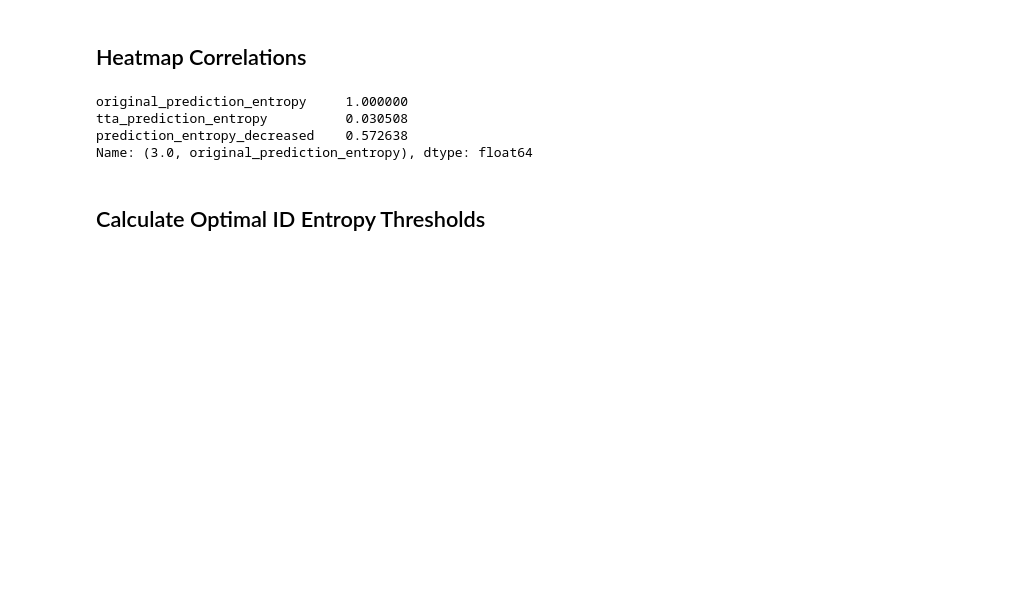
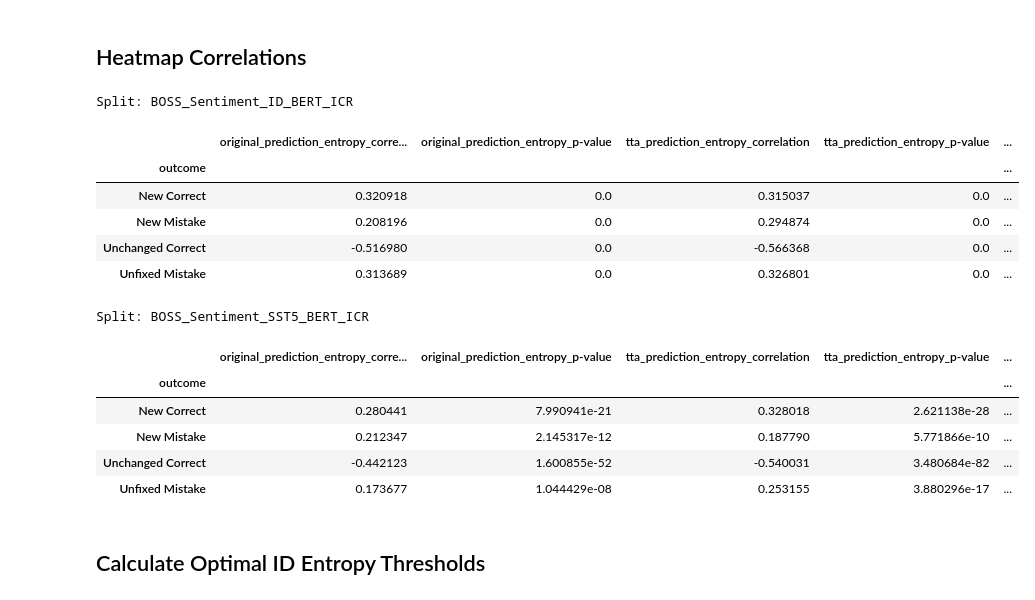
Before and after one commit to Kyle1668/LLM-TTA, a Jupyter notebook: notebooks/method_analysis_paper.ipynb, the cells around one changed output. Drawn from its saved outputs; the diff is of its cells as text; code cells hidden in the pictures; blank space fills up the shorter version.

```diff
--- a/notebooks/method_analysis_paper.ipynb
+++ b/notebooks/method_analysis_paper.ipynb
@@ -118,37 +186,63 @@ fig.savefig("../datasets/analysis/figures/corruptions_corrections_histograms.png
 # %%
 # API - https://docs.scipy.org/doc/scipy/reference/generated/scipy.stats.pearsonr.html
 from scipy.stats import pearsonr as pearson_correlation
 
 # API - https://docs.scipy.org/doc/scipy/reference/generated/scipy.stats.spearmanr.html
 from scipy.stats import spearmanr as spearman_correlation
 
+from scipy.stats import pointbiserialr
+
 # Paper - https://arxiv.org/abs/1909.10140
 # API - https://swarnakumar.github.io/xicorpy/xi/
 # from xicorpy import compute_xi_correlation as xi_correlation
+
+from sklearn import preprocessing
 
 conditional_test_outputs = dict()
 
 outcome_map = {
         "New Correct": 3,
         "New Mistake": 2,
         "Unchanged Correct": 1,
         "Unfixed Mistake": 0,
         "NA": None
     }
-boss_sentiment_id = inference_logs["BOSS_Sentiment_SST5_BERT_ICR"].to_pandas()
-boss_sentiment_id["outcome"] = boss_sentiment_id["outcome"].apply(lambda o: outcome_map[o])
-correlation_frame = None
+reverse_outcome_map = {v: k for k, v in outcome_map.items()}
 
-correlaiton_columns = ["outcome", "original_prediction_entropy", "tta_prediction_entropy", "prediction_entropy_decreased"]
-boss_sentiment_id[correlaiton_columns].groupby("outcome").corr(method="pearson", numeric_only=True)
+for split in ["BOSS_Sentiment_ID_BERT_ICR", "BOSS_Sentiment_SST5_BERT_ICR"]:
+    correlation_records = []
 
-# get the correlation of the original prediction entropy and the outcome
-boss_sentiment_id[correlaiton_columns].groupby("outcome").corr(method="pearson", numeric_only=True).loc[3, "original_prediction_entropy"]
+    for outcome in outcome_map.values():
+        if outcome is None:
+            continue
+        for correlation_metric in ["original_prediction_entropy", "tta_prediction_entropy", "prediction_entropy_decrease"]:
+            study_frame = inference_logs[split].to_pandas()
+            study_frame["outcome"] = study_frame["outcome"].apply(lambda o: int(outcome_map[o] == outcome))
+            study_frame.dropna(inplace=True)
+            correlation_results = pointbiserialr(study_frame[correlation_metric], study_frame["outcome"])
+            correlation_records.append({
+                "outcome": reverse_outcome_map[outcome],
+                f"{correlation_metric}_correlation": correlation_results[0],
+                f"{correlation_metric}_p-value": correlation_results[1],
+            })
+
+    print(f"Split: {split}")
+    display(pd.DataFrame(correlation_records).groupby("outcome").mean())
 # %% [output]
-original_prediction_entropy     1.000000
-tta_prediction_entropy          0.030508
-prediction_entropy_decreased    0.572638
-Name: (3.0, original_prediction_entropy), dtype: float64
+Split: BOSS_Sentiment_ID_BERT_ICR
+|  | original_prediction_entropy_corre... | original_prediction_entropy_p-value | tta_prediction_entropy_correlation | tta_prediction_entropy_p-value | ... |
+| outcome |  |  |  |  | ... |
+| New Correct | 0.320918 | 0.0 | 0.315037 | 0.0 | ... |
+| New Mistake | 0.208196 | 0.0 | 0.294874 | 0.0 | ... |
+| Unchanged Correct | -0.516980 | 0.0 | -0.566368 | 0.0 | ... |
+| Unfixed Mistake | 0.313689 | 0.0 | 0.326801 | 0.0 | ... |
+Split: BOSS_Sentiment_SST5_BERT_ICR
+|  | original_prediction_entropy_corre... | original_prediction_entropy_p-value | tta_prediction_entropy_correlation | tta_prediction_entropy_p-value | ... |
+| outcome |  |  |  |  | ... |
+| New Correct | 0.280441 | 7.990941e-21 | 0.328018 | 2.621138e-28 | ... |
+| New Mistake | 0.212347 | 2.145317e-12 | 0.187790 | 5.771866e-10 | ... |
+| Unchanged Correct | -0.442123 | 1.600855e-52 | -0.540031 | 3.480684e-82 | ... |
+| Unfixed Mistake | 0.173677 | 1.044429e-08 | 0.253155 | 3.880296e-17 | ... |
 # %% [markdown]
 ## Calculate Optimal ID Entropy Thresholds
 # %%
```
Also changed, not shown: parts of 12 cells of this notebook, 3 other files.
